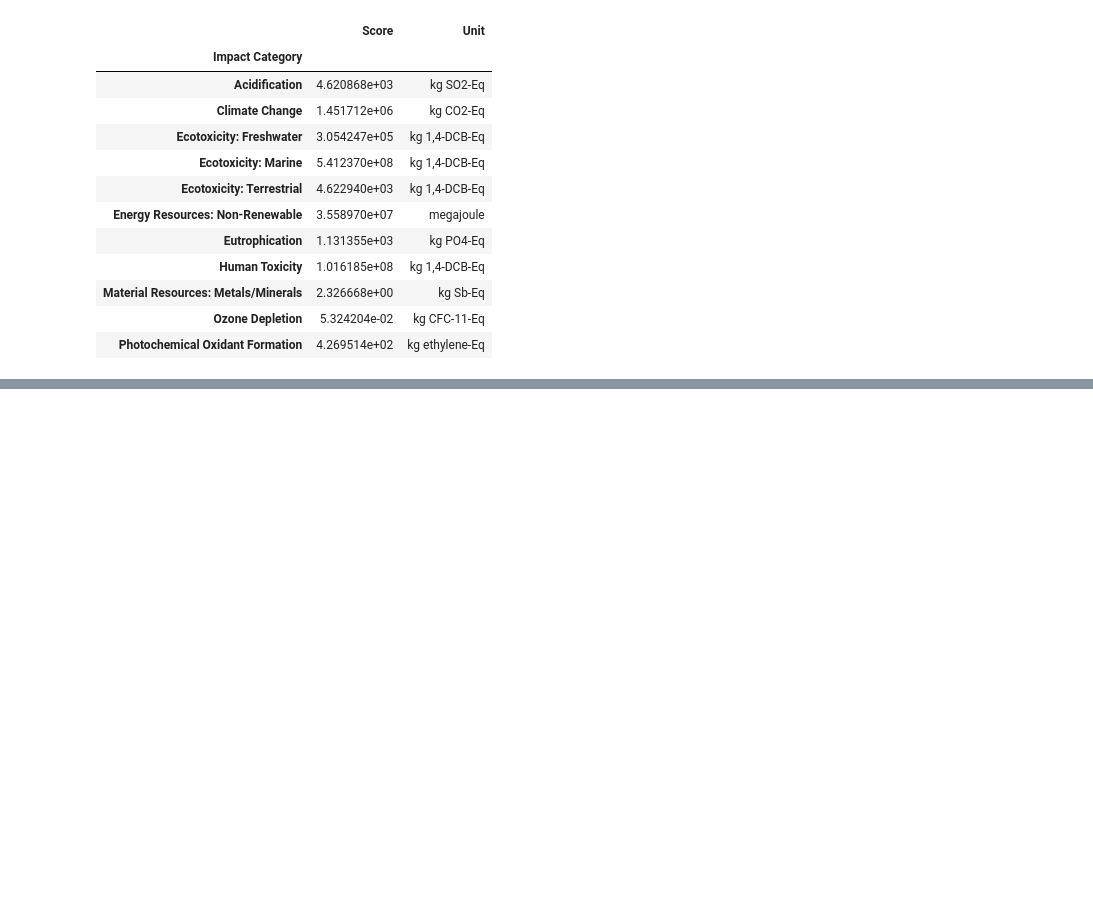
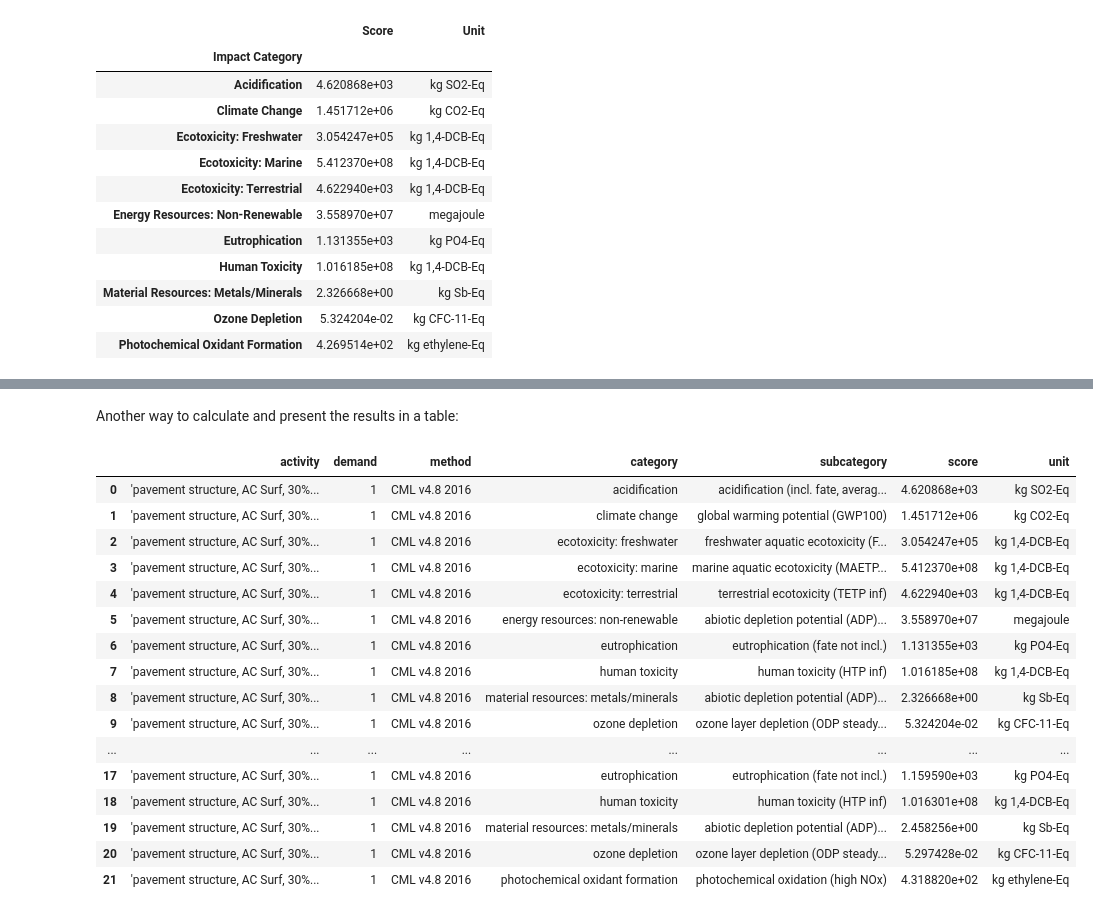
Before and after one commit to andreavargasf/SustainableTransportationInfra, a Jupyter notebook: 3_StaticLCA.ipynb, the cells around one changed output, grey strips where cells are left out. Drawn from its saved outputs; the diff is of its cells as text; code cells hidden in the pictures; blank space fills up the shorter version.

Commit message:
Added multi_LCA (static)

```diff
--- a/3_StaticLCA.ipynb
+++ b/3_StaticLCA.ipynb
@@ -173,0 +185,12 @@ results_df
+# %%
+list_fu = [{pavement_structure_1:1}, {pavement_structure_2:1}]
+# %%
+bd.calculation_setups['pavement_structure_1_vs_pavement_structure_2'] = {'inv':list_fu, 'ia':cml_methods}
+# %%
+mlca = bc.MultiLCA("pavement_structure_1_vs_pavement_structure_2")
+
+# `mlca.results`, is a NumPy array of LCA scores,
+# with rows of functional units and
+# columns of LCIA methods. Ordering is the same as in the `calculation_setup`.
+print(mlca.results.shape)
+mlca.results
@@ -173,0 +222,42 @@ results_df
+# %% [markdown]
+Another way to calculate and present the results in a table:
+# %%
+def format_results(mlca):
+    formatted_results = []
+    for i, scores in enumerate(mlca.results):  # the results for a fu
+        for j, method_key in enumerate(mlca.methods):  # the result for each method
+            demand = list(mlca.func_units[i].values())[0]
+            activity = list(mlca.func_units[i].keys())[0]
+            method = bd.Method(method_key)
+            a_result = {
+                "activity": repr(activity),
+                "demand": demand,
+                "method": method_key[0],
+                "category": method_key[1],
+                "subcategory": method_key[2],
+                "score": scores[j],
+                "unit": method.metadata["unit"],
+            }
+            formatted_results.append(a_result)
+    return formatted_results
+# %%
+df_results = pd.DataFrame(format_results(mlca))
+df_results
+# %% [output]
+|  | activity | demand | method | category | subcategory | score | unit |
+| 0 | 'pavement structure, AC Surf, 30%... | 1 | CML v4.8 2016 | acidification | acidification (incl. fate, averag... | 4.620868e+03 | kg SO2-Eq |
+| 1 | 'pavement structure, AC Surf, 30%... | 1 | CML v4.8 2016 | climate change | global warming potential (GWP100) | 1.451712e+06 | kg CO2-Eq |
+| 2 | 'pavement structure, AC Surf, 30%... | 1 | CML v4.8 2016 | ecotoxicity: freshwater | freshwater aquatic ecotoxicity (F... | 3.054247e+05 | kg 1,4-DCB-Eq |
+| 3 | 'pavement structure, AC Surf, 30%... | 1 | CML v4.8 2016 | ecotoxicity: marine | marine aquatic ecotoxicity (MAETP... | 5.412370e+08 | kg 1,4-DCB-Eq |
+| 4 | 'pavement structure, AC Surf, 30%... | 1 | CML v4.8 2016 | ecotoxicity: terrestrial | terrestrial ecotoxicity (TETP inf) | 4.622940e+03 | kg 1,4-DCB-Eq |
+| 5 | 'pavement structure, AC Surf, 30%... | 1 | CML v4.8 2016 | energy resources: non-renewable | abiotic depletion potential (ADP)... | 3.558970e+07 | megajoule |
+| 6 | 'pavement structure, AC Surf, 30%... | 1 | CML v4.8 2016 | eutrophication | eutrophication (fate not incl.) | 1.131355e+03 | kg PO4-Eq |
+| 7 | 'pavement structure, AC Surf, 30%... | 1 | CML v4.8 2016 | human toxicity | human toxicity (HTP inf) | 1.016185e+08 | kg 1,4-DCB-Eq |
+| 8 | 'pavement structure, AC Surf, 30%... | 1 | CML v4.8 2016 | material resources: metals/minerals | abiotic depletion potential (ADP)... | 2.326668e+00 | kg Sb-Eq |
+| 9 | 'pavement structure, AC Surf, 30%... | 1 | CML v4.8 2016 | ozone depletion | ozone layer depletion (ODP steady... | 5.324204e-02 | kg CFC-11-Eq |
+| ... | ... | ... | ... | ... | ... | ... | ... |
+| 17 | 'pavement structure, AC Surf, 30%... | 1 | CML v4.8 2016 | eutrophication | eutrophication (fate not incl.) | 1.159590e+03 | kg PO4-Eq |
+| 18 | 'pavement structure, AC Surf, 30%... | 1 | CML v4.8 2016 | human toxicity | human toxicity (HTP inf) | 1.016301e+08 | kg 1,4-DCB-Eq |
+| 19 | 'pavement structure, AC Surf, 30%... | 1 | CML v4.8 2016 | material resources: metals/minerals | abiotic depletion potential (ADP)... | 2.458256e+00 | kg Sb-Eq |
+| 20 | 'pavement structure, AC Surf, 30%... | 1 | CML v4.8 2016 | ozone depletion | ozone layer depletion (ODP steady... | 5.297428e-02 | kg CFC-11-Eq |
+| 21 | 'pavement structure, AC Surf, 30%... | 1 | CML v4.8 2016 | photochemical oxidant formation | photochemical oxidation (high NOx) | 4.318820e+02 | kg ethylene-Eq |
```
Also changed, not shown: parts of 8 cells of this notebook, 1 other file.
